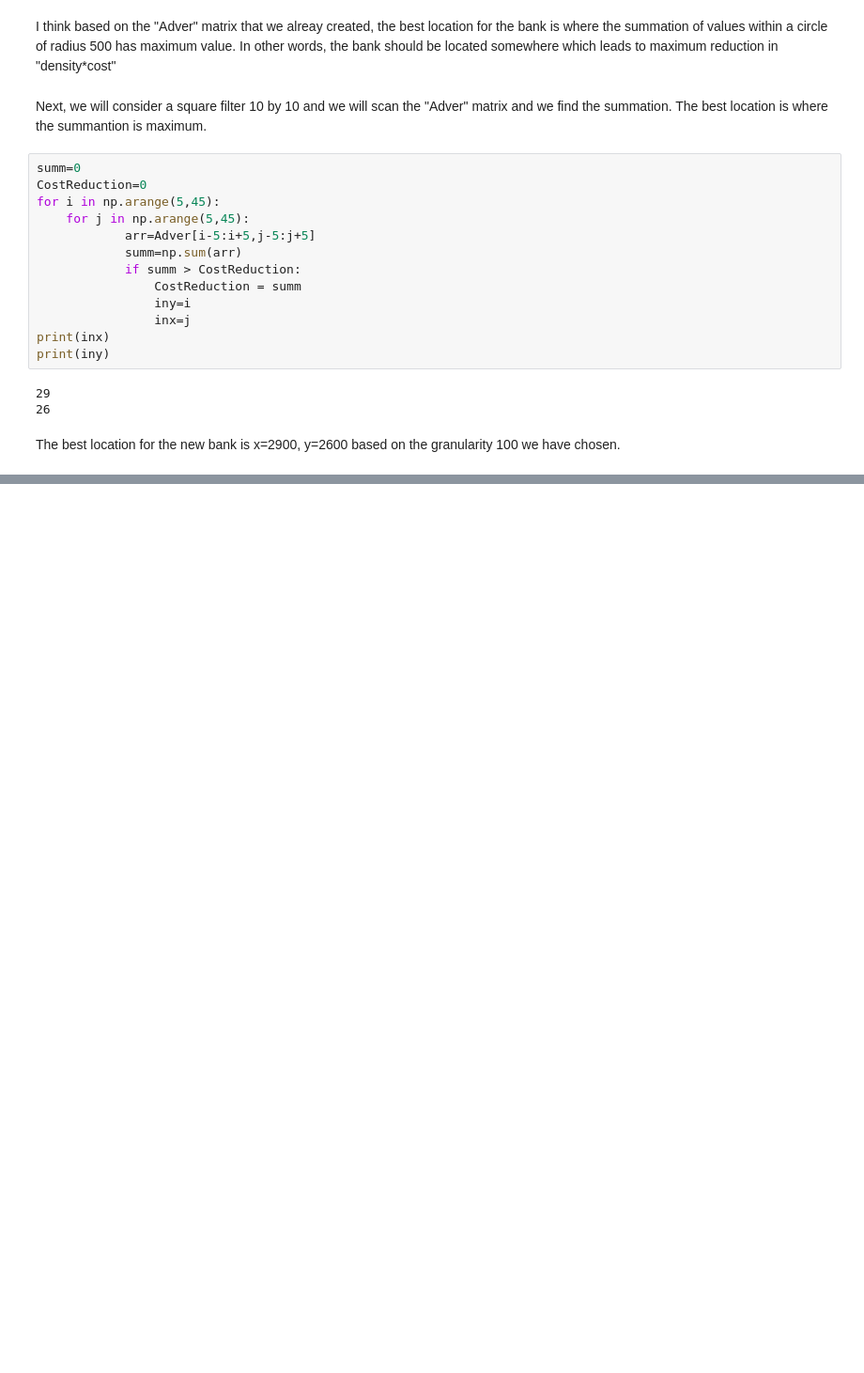
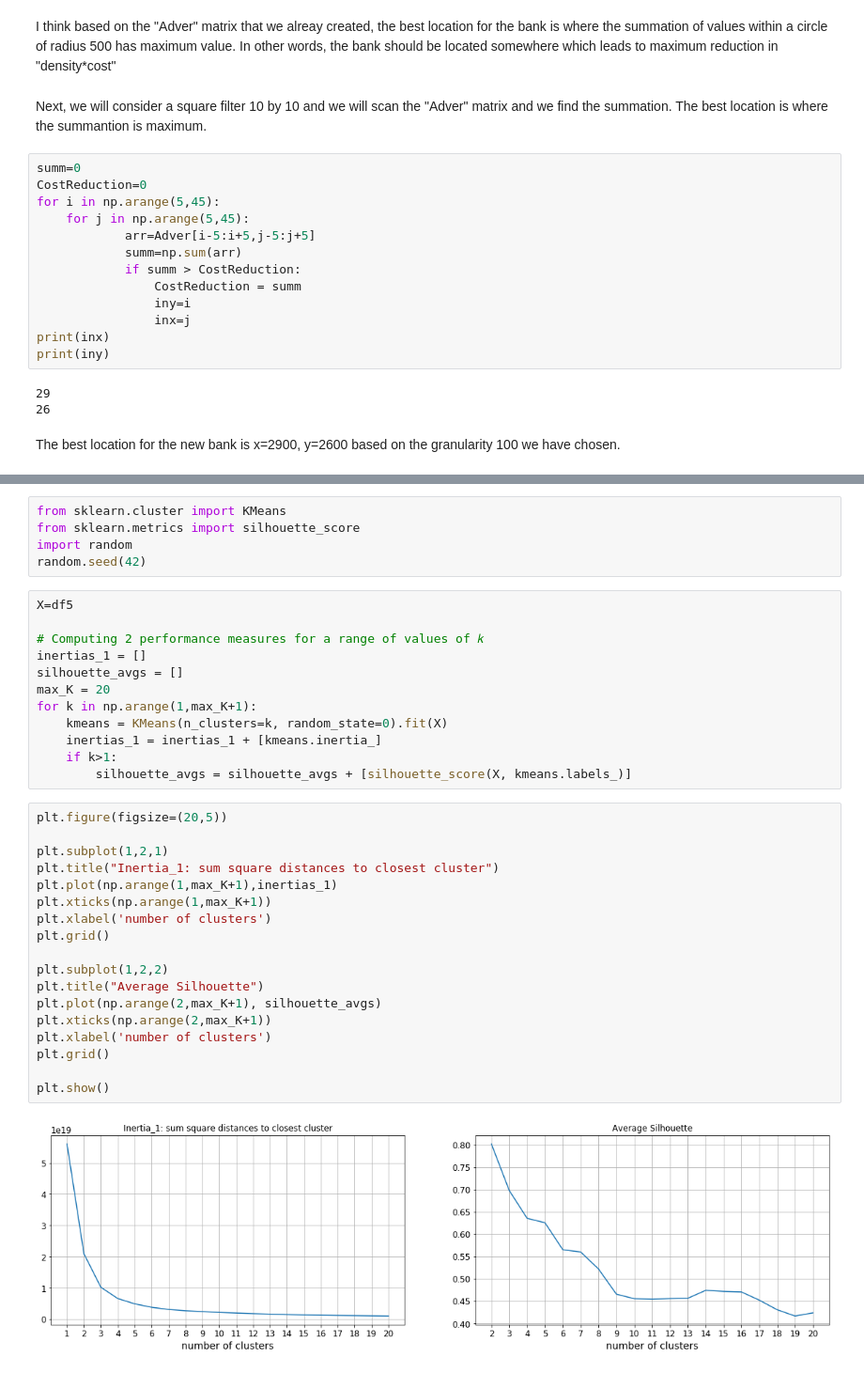
Before and after one commit to mmohseni1/MiniProject, a Jupyter notebook: Mohseni.ipynb, the cells around one changed output, grey strips where cells are left out. Shown at 94% size. Cells and saved outputs as stored; diff of their text form; blank space fills up the shorter version.

```diff
--- a/Mohseni.ipynb
+++ b/Mohseni.ipynb
@@ -255,0 +667,37 @@ The best location for the new bank is x=2900, y=2600 based on the granularity 10
+# %%
+from sklearn.cluster import KMeans
+from sklearn.metrics import silhouette_score
+import random
+random.seed(42)
+# %%
+X=df5
+
+# Computing 2 performance measures for a range of values of 𝑘
+inertias_1 = []
+silhouette_avgs = []
+max_K = 20
+for k in np.arange(1,max_K+1):
+    kmeans = KMeans(n_clusters=k, random_state=0).fit(X)
+    inertias_1 = inertias_1 + [kmeans.inertia_]
+    if k>1:
+        silhouette_avgs = silhouette_avgs + [silhouette_score(X, kmeans.labels_)]
+# %%
+plt.figure(figsize=(20,5))
+
+plt.subplot(1,2,1)
+plt.title("Inertia_1: sum square distances to closest cluster")
+plt.plot(np.arange(1,max_K+1),inertias_1)
+plt.xticks(np.arange(1,max_K+1))
+plt.xlabel('number of clusters')
+plt.grid()
+
+plt.subplot(1,2,2)
+plt.title("Average Silhouette")
+plt.plot(np.arange(2,max_K+1), silhouette_avgs)
+plt.xticks(np.arange(2,max_K+1))
+plt.xlabel('number of clusters')
+plt.grid()
+
+plt.show()
+# %% [output]
+[figure, added]
```
Also changed, not shown: parts of 57 cells of this notebook.
